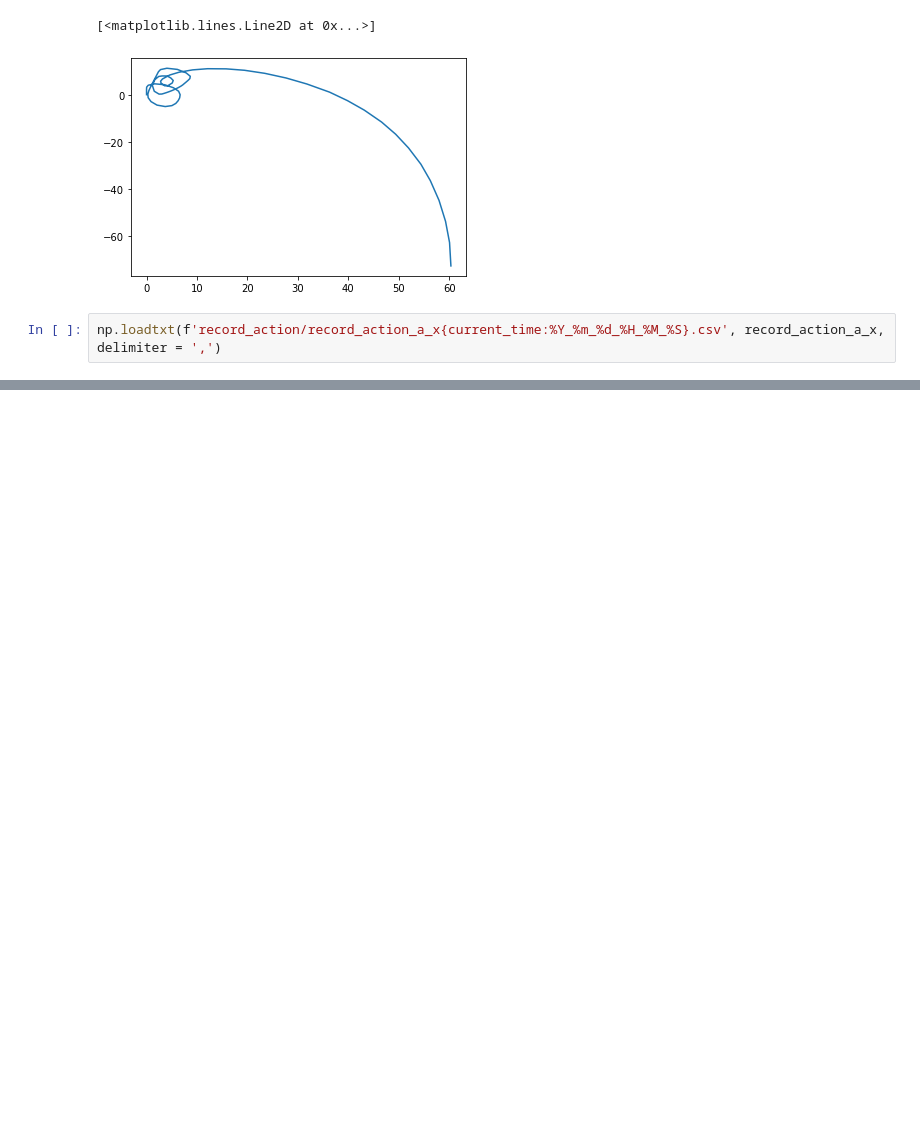
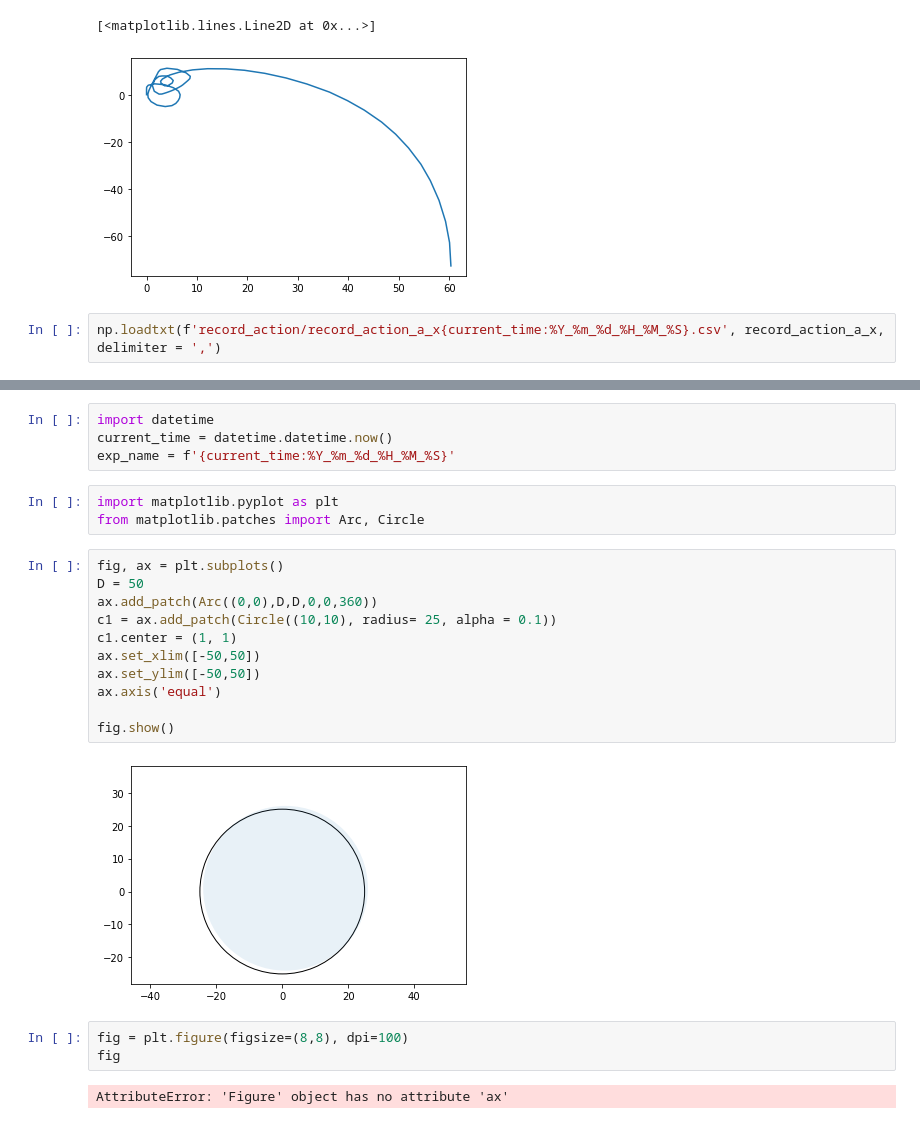
Before and after one commit to molumitu/crossroad_mpc, a Jupyter notebook: test.ipynb, the cells around one changed output, grey strips where cells are left out. Cells and saved outputs as stored; diff of their text form; blank space fills up the shorter version.

```diff
--- a/test.ipynb
+++ b/test.ipynb
@@ -237,0 +267,25 @@ np.loadtxt(f'record_action/record_action_a_x{current_time:%Y_%m_%d_%H_%M_%S}.csv
+# %%
+import datetime
+current_time = datetime.datetime.now()
+exp_name = f'{current_time:%Y_%m_%d_%H_%M_%S}'
+# %%
+import matplotlib.pyplot as plt
+from matplotlib.patches import Arc, Circle
+# %%
+fig, ax = plt.subplots()
+D = 50
+ax.add_patch(Arc((0,0),D,D,0,0,360))
+c1 = ax.add_patch(Circle((10,10), radius= 25, alpha = 0.1))
+c1.center = (1, 1)
+ax.set_xlim([-50,50])
+ax.set_ylim([-50,50])
+ax.axis('equal')
+
+fig.show()
+# %% [output]
+[figure, added]
+# %%
+fig = plt.figure(figsize=(8,8), dpi=100)
+fig
+# %% [output]
+AttributeError: 'Figure' object has no attribute 'ax'
```
Also changed, not shown: parts of 13 cells of this notebook, 16 other files.
